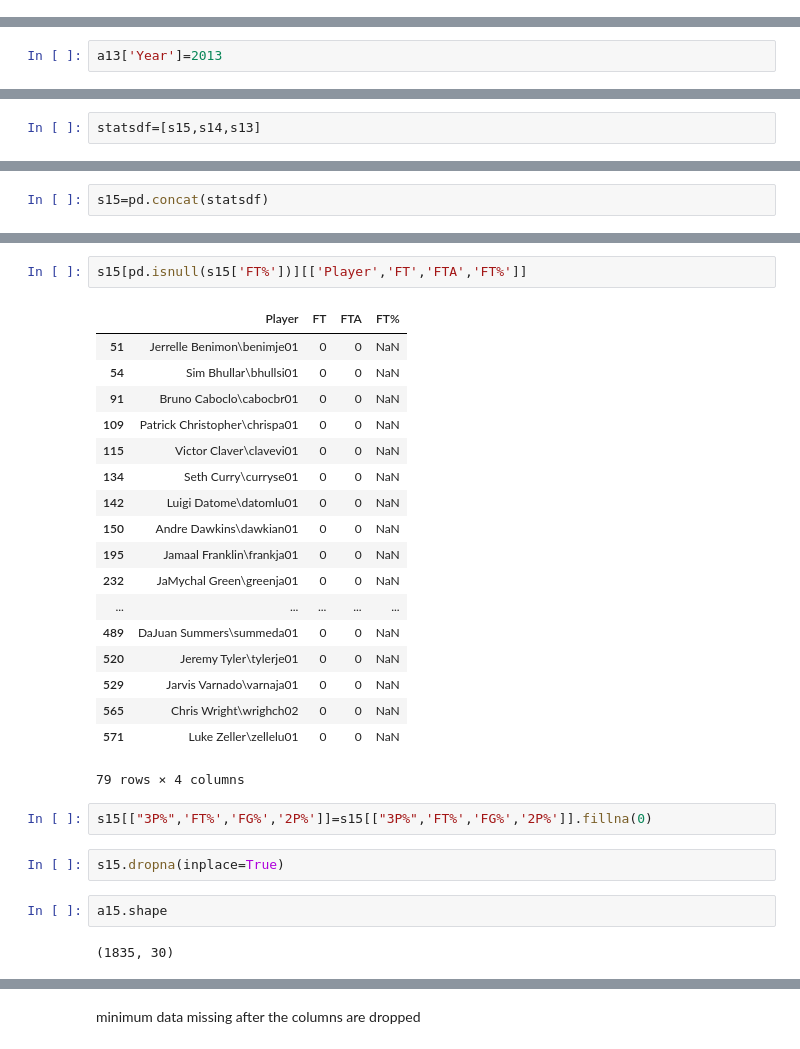
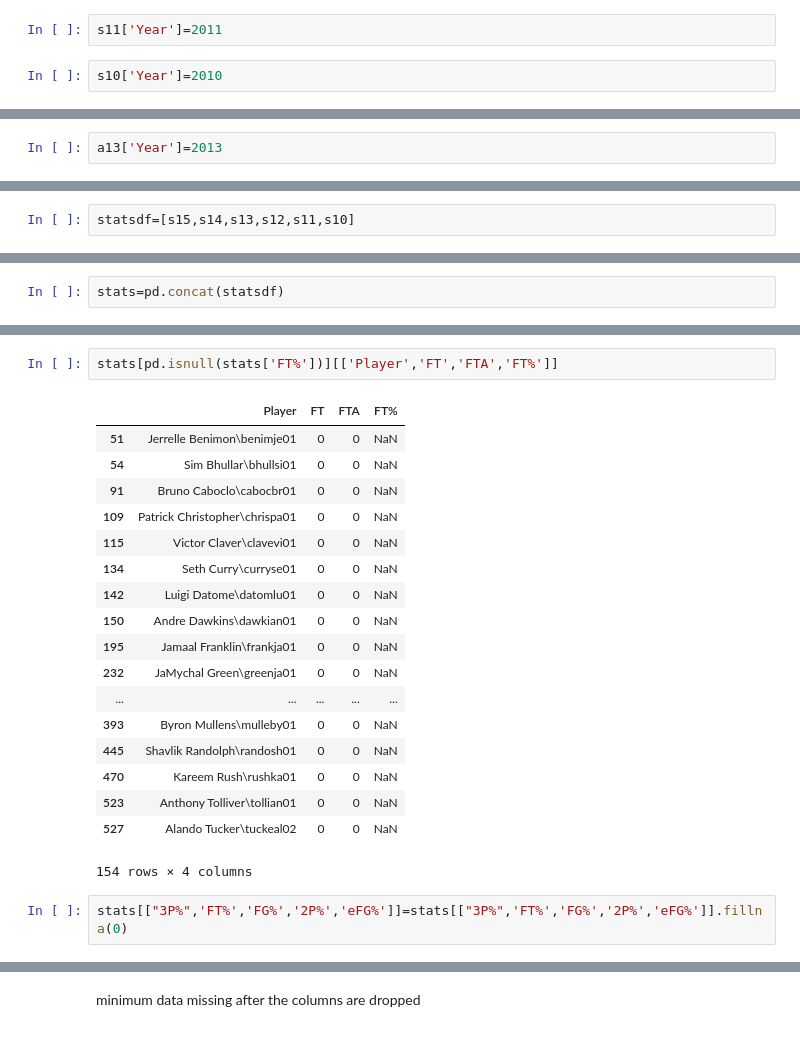
Before and after one commit to jingyu120/nba_capstone, a Jupyter notebook: nba capstone 3.ipynb, the cells around one changed output, grey strips where cells are left out. Drawn from its saved outputs; the diff is of its cells as text.

```diff
--- a/nba capstone 3.ipynb
+++ b/nba capstone 3.ipynb
@@ -38,3 +65,7 @@ s13['Year']=2013
+# %%
+s11['Year']=2011
+# %%
+s10['Year']=2010
 # %%
 a15['Year']=2015
 # %%
@@ -44,3 +83,3 @@ a13['Year']=2013
 # %%
-statsdf=[s15,s14,s13]
+statsdf=[s15,s14,s13,s12,s11,s10]
 # %%
@@ -48,3 +87,3 @@ advancedf=[a15,a14,a13]
 # %%
-s15=pd.concat(statsdf)
+stats=pd.concat(statsdf)
 # %%
@@ -110,29 +154,23 @@ s15[pd.isnull(s15['FG%'])][['Player','FG','FGA','FG%']]
 # %%
-s15[pd.isnull(s15['FT%'])][['Player','FT','FTA','FT%']]
+stats[pd.isnull(stats['FT%'])][['Player','FT','FTA','FT%']]
 # %% [output]
 |  | Player | FT | FTA | FT% |
 | 51 | Jerrelle Benimon\benimje01 | 0 | 0 | NaN |
 | 54 | Sim Bhullar\bhullsi01 | 0 | 0 | NaN |
 | 91 | Bruno Caboclo\cabocbr01 | 0 | 0 | NaN |
 | 109 | Patrick Christopher\chrispa01 | 0 | 0 | NaN |
 | 115 | Victor Claver\clavevi01 | 0 | 0 | NaN |
 | 134 | Seth Curry\curryse01 | 0 | 0 | NaN |
 | 142 | Luigi Datome\datomlu01 | 0 | 0 | NaN |
 | 150 | Andre Dawkins\dawkian01 | 0 | 0 | NaN |
 | 195 | Jamaal Franklin\frankja01 | 0 | 0 | NaN |
 | 232 | JaMychal Green\greenja01 | 0 | 0 | NaN |
 | ... | ... | ... | ... | ... |
-| 489 | DaJuan Summers\summeda01 | 0 | 0 | NaN |
-| 520 | Jeremy Tyler\tylerje01 | 0 | 0 | NaN |
-| 529 | Jarvis Varnado\varnaja01 | 0 | 0 | NaN |
-| 565 | Chris Wright\wrighch02 | 0 | 0 | NaN |
-| 571 | Luke Zeller\zellelu01 | 0 | 0 | NaN |
+| 393 | Byron Mullens\mulleby01 | 0 | 0 | NaN |
+| 445 | Shavlik Randolph\randosh01 | 0 | 0 | NaN |
+| 470 | Kareem Rush\rushka01 | 0 | 0 | NaN |
+| 523 | Anthony Tolliver\tollian01 | 0 | 0 | NaN |
+| 527 | Alando Tucker\tuckeal02 | 0 | 0 | NaN |
-79 rows × 4 columns
+154 rows × 4 columns
 # %%
-s15[["3P%",'FT%','FG%','2P%']]=s15[["3P%",'FT%','FG%','2P%']].fillna(0)
+stats[["3P%",'FT%','FG%','2P%','eFG%']]=stats[["3P%",'FT%','FG%','2P%','eFG%']].fillna(0)
-# %%
-s15.dropna(inplace=True)
-# %%
-a15.shape
-# %% [output]
-(1835, 30)
```
Also changed, not shown: parts of 144 cells of this notebook.
